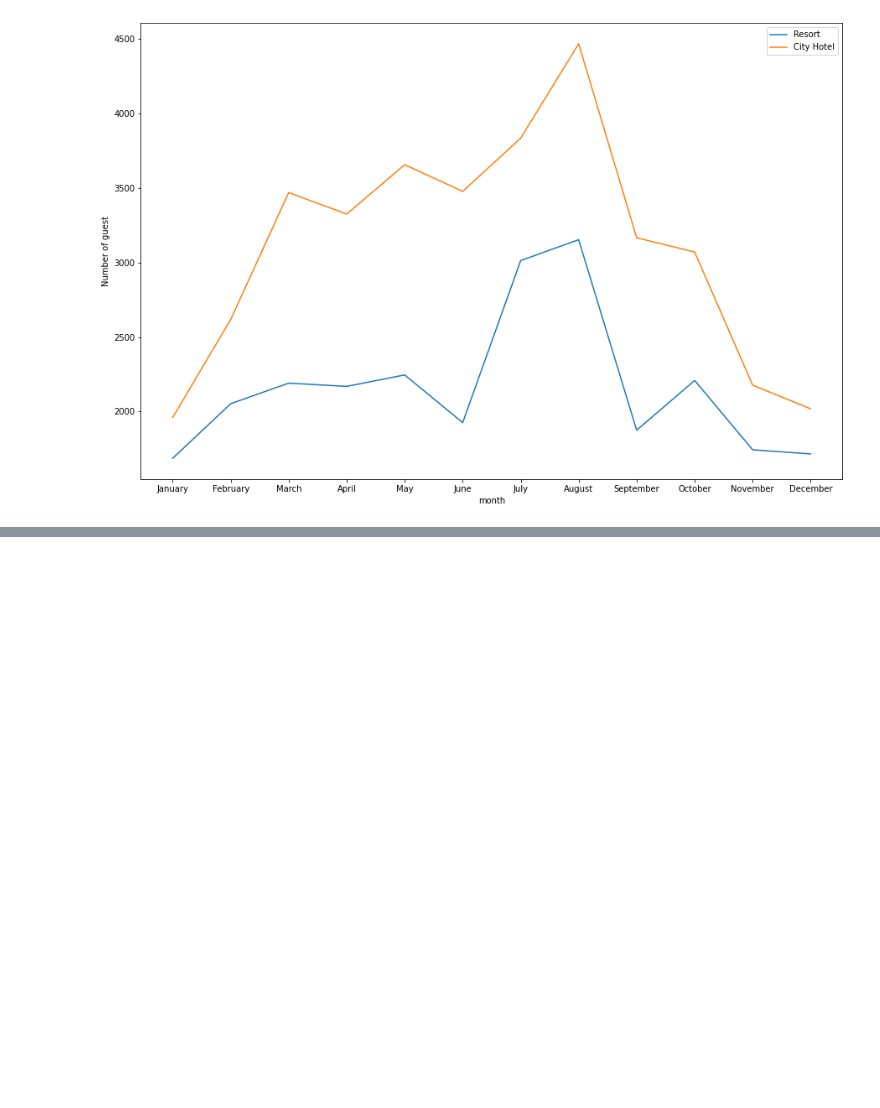
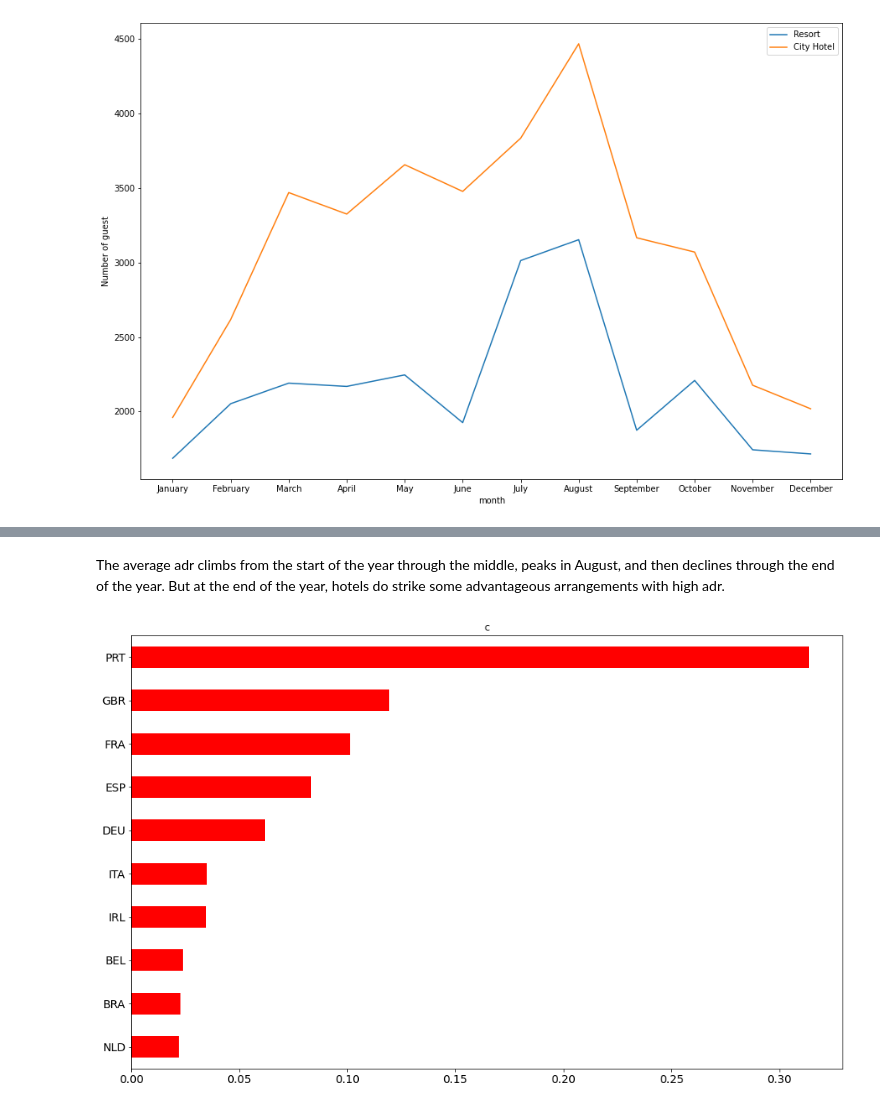
Before and after one commit to Shashankshekharpandey/Hotel-Booking-Analysis, a Jupyter notebook: Hotel_Booking_Analysis.ipynb, the cells around one changed output, grey strips where cells are left out. Drawn from its saved outputs; the diff is of its cells as text; code cells hidden in the pictures; blank space fills up the shorter version.

```diff
--- a/Hotel_Booking_Analysis.ipynb
+++ b/Hotel_Booking_Analysis.ipynb
@@ -585,0 +620,8 @@ fig.set_size_inches(15,10)
+# %% [markdown]
+The average adr climbs from the start of the year through the middle, peaks in August, and then declines through the end of the year. But at the end of the year, hotels do strike some advantageous arrangements with high adr.
+# %%
+# Country univariant analysis only for top 10 countries
+fig, axes = plt.subplots(1, 1, figsize=(16, 10))
+a = df1['country'].value_counts(normalize=True).head(10).sort_values(ascending=True).plot(kind = 'barh', title='c', fontsize=14, color ='red')
+# %% [output]
+[figure, added]
```
Also changed, not shown: parts of 9 cells of this notebook.
